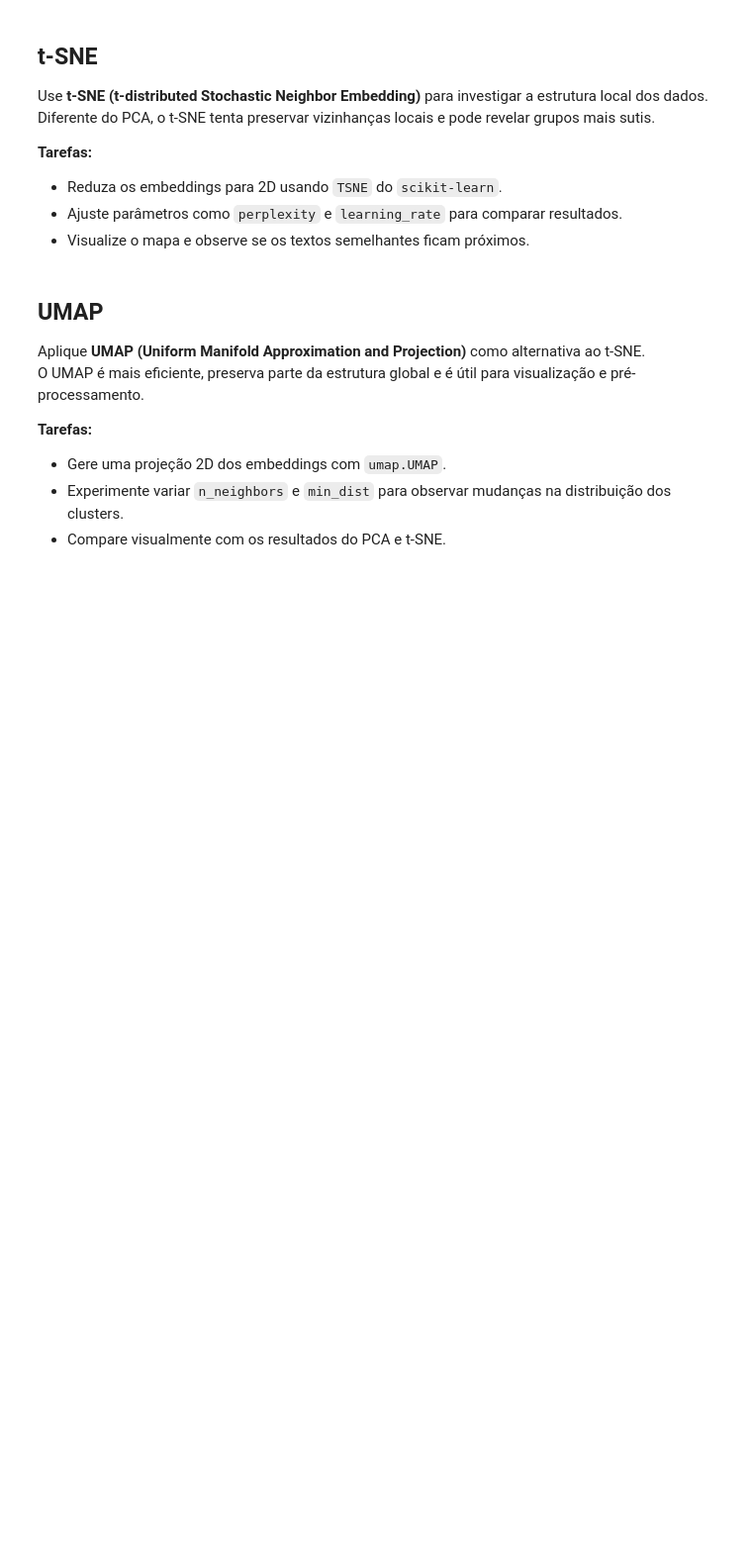
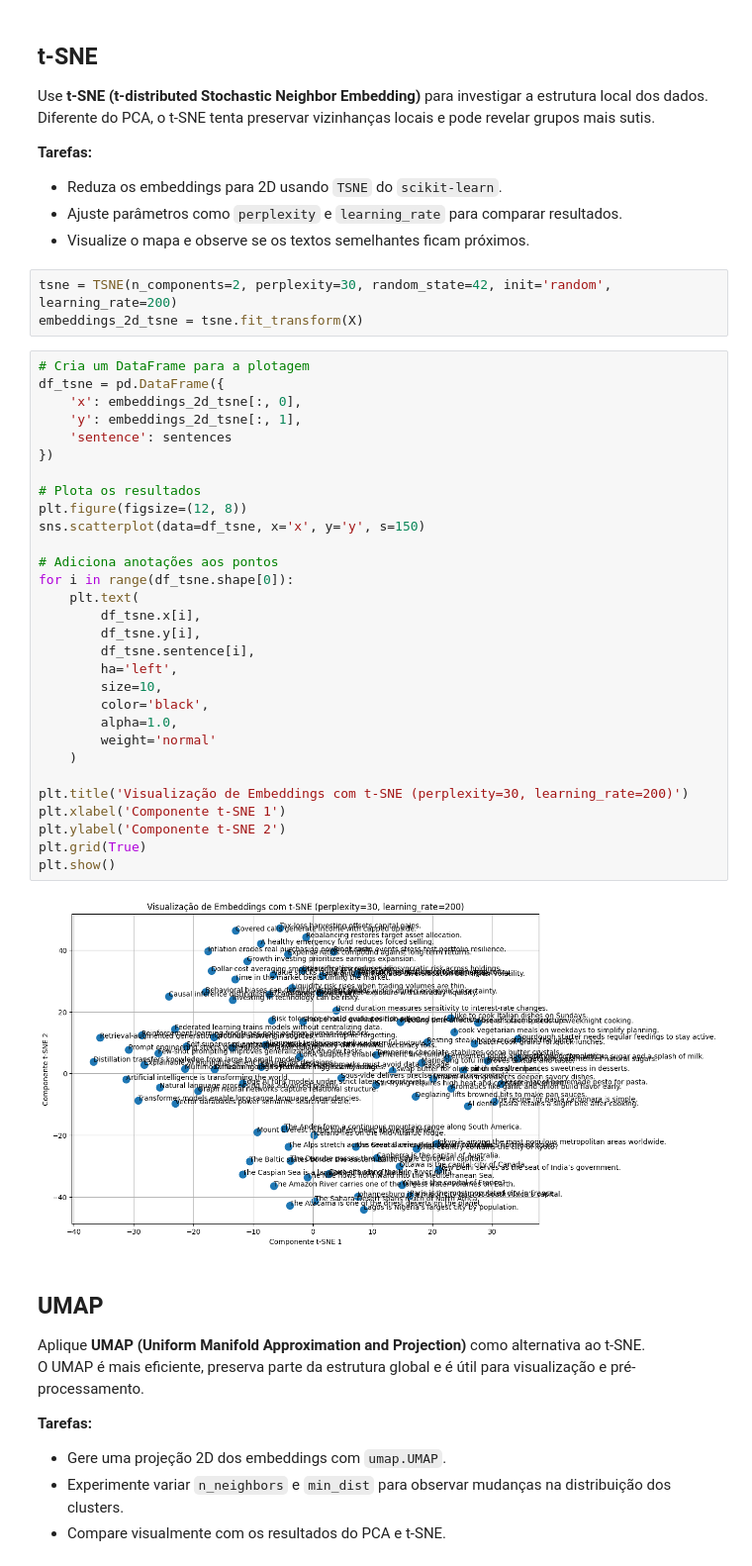
Before and after one commit to DanielBR0612/unsupervised-learning, a Jupyter notebook: 10 - Embeddings Analysis.ipynb, the cells around one changed output. Shown at 99% size. Cells and saved outputs as stored; diff of their text form; blank space fills up the shorter version.

```diff
--- a/10 - Embeddings Analysis.ipynb
+++ b/10 - Embeddings Analysis.ipynb
@@ -118,6 +188,41 @@ Diferente do PCA, o t-SNE tenta preservar vizinhanças locais e pode revelar gru
 - Reduza os embeddings para 2D usando `TSNE` do `scikit-learn`.
 - Ajuste parâmetros como `perplexity` e `learning_rate` para comparar resultados.
 - Visualize o mapa e observe se os textos semelhantes ficam próximos.
+# %%
+tsne = TSNE(n_components=2, perplexity=30, random_state=42, init='random', learning_rate=200)
+embeddings_2d_tsne = tsne.fit_transform(X)
+# %%
+# Cria um DataFrame para a plotagem
+df_tsne = pd.DataFrame({
+    'x': embeddings_2d_tsne[:, 0],
+    'y': embeddings_2d_tsne[:, 1],
+    'sentence': sentences
+})
+
+# Plota os resultados
+plt.figure(figsize=(12, 8))
+sns.scatterplot(data=df_tsne, x='x', y='y', s=150)
+
+# Adiciona anotações aos pontos
+for i in range(df_tsne.shape[0]):
+    plt.text(
+        df_tsne.x[i],
+        df_tsne.y[i],
+        df_tsne.sentence[i],
+        ha='left',
+        size=10,
+        color='black',
+        alpha=1.0,
+        weight='normal'
+    )
+
+plt.title('Visualização de Embeddings com t-SNE (perplexity=30, learning_rate=200)')
+plt.xlabel('Componente t-SNE 1')
+plt.ylabel('Componente t-SNE 2')
+plt.grid(True)
+plt.show()
+# %% [output]
+[figure, added]
 # %% [markdown]
 ## UMAP
 
```
Also changed, not shown: parts of 13 cells of this notebook.
